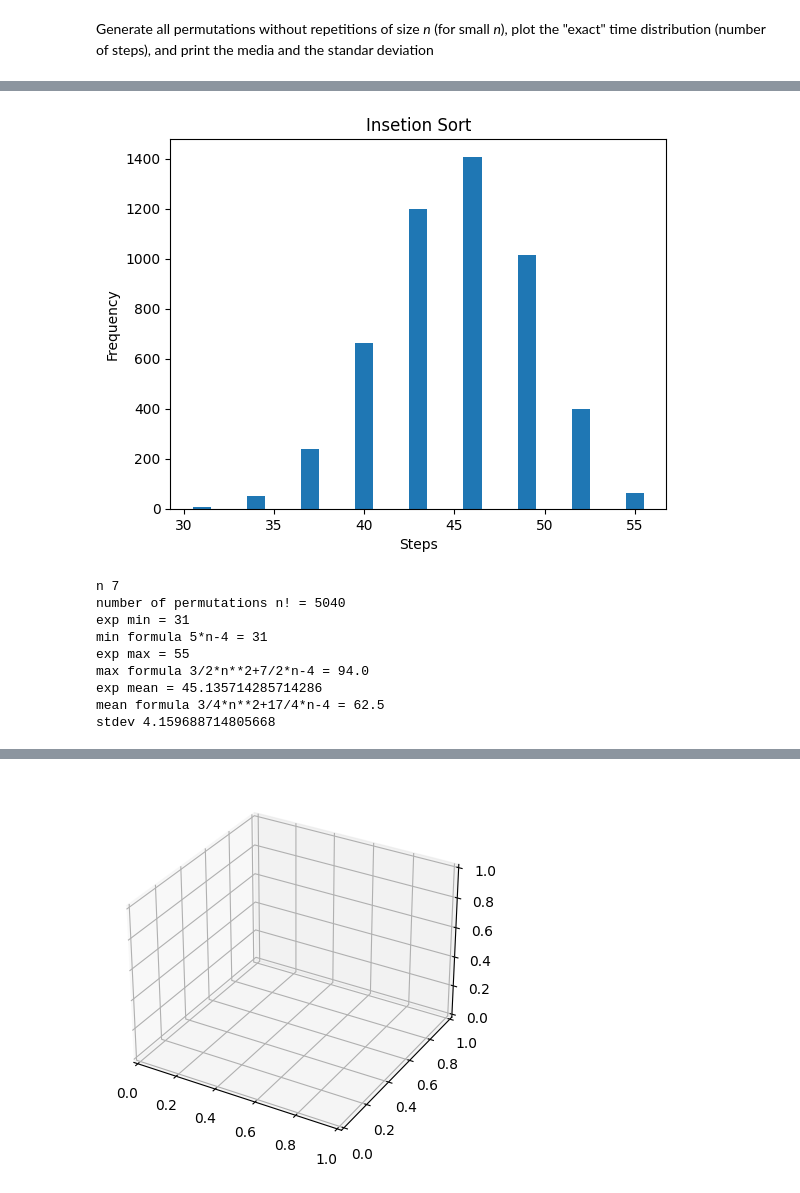
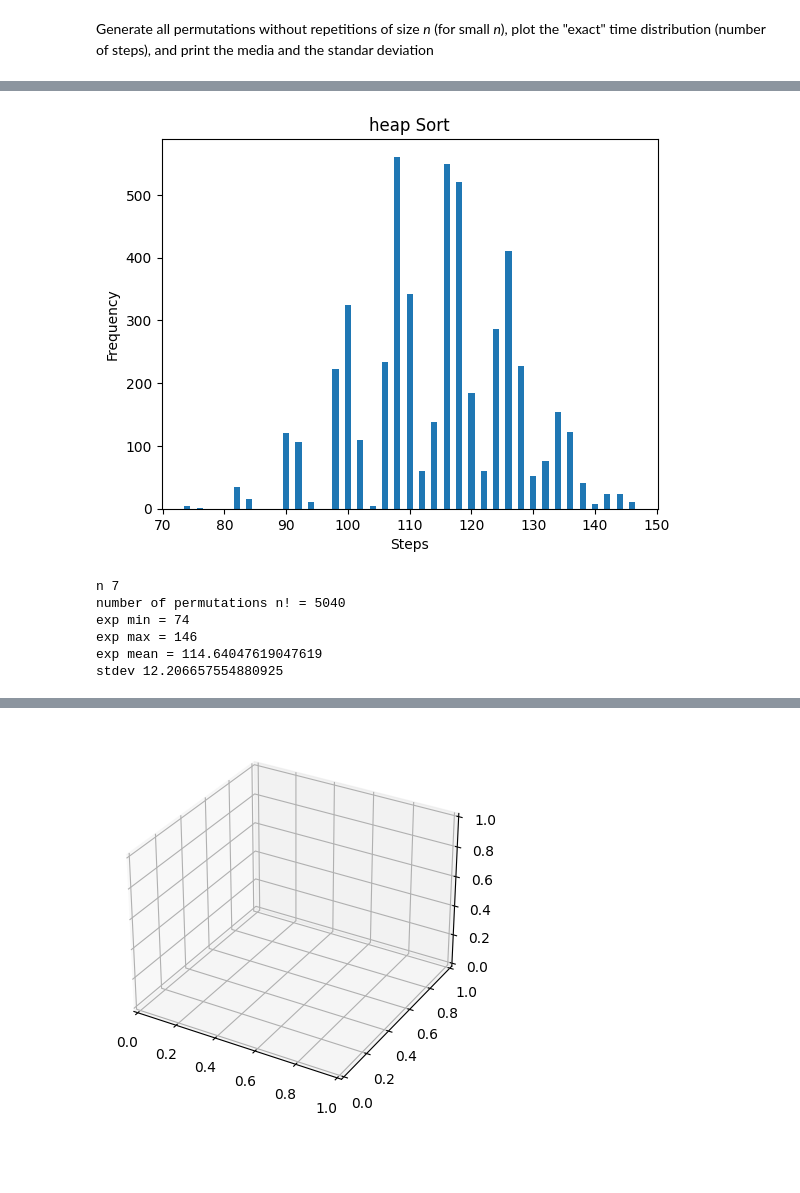
Before and after one commit to jccamposro/AlgorithmsUN2023I, a Jupyter notebook: Lab10/jccamposro_HeapSortDistribution.ipynb, the cells around one changed output, grey strips where cells are left out. Drawn from its saved outputs; the diff is of its cells as text; code cells hidden in the pictures; blank space fills up the shorter version.

```diff
--- a/Lab10/jccamposro_HeapSortDistribution.ipynb
+++ b/Lab10/jccamposro_HeapSortDistribution.ipynb
@@ -427,12 +277,0 @@ $$t_a(n) = \frac{3}{4} n^2 + \frac{17}{4} n  - 4  = \Theta(n^2)$$
-# %%
-import matplotlib.pyplot as plt
-import numpy as np
-
-n = np.arange(1,21,1)
-
-plt.plot(n, 5*n-4,  label = 'Insertion sort best time $5n-4$')
-plt.plot(n, 3/4*n**2+17/4*n-4, label = 'Insertion average time $3/4 n*^2+17/4 n - 4$')
-plt.plot(n, 3/2*n**2+7/2*n-4, label = 'Insertion average time $3/2 n*^2+7/2 n - 4$')
-plt.xlabel('Array size')
-plt.ylabel('Steps')
-plt.legend(loc = 'upper left')
@@ -457,38 +280,38 @@ def insertion_sort_steps(A):
 # %%
-def heapify(arr, n, i, steps):
+def heapify_steps(arr, n, i):
+    steps = 3
     largest = i
     left = 2 * i + 1
     right = 2 * i + 2
 
-    if left < n and arr[i] < arr[left]:
+    if left < n and arr[left] > arr[largest]:
         largest = left
+        steps += 2
 
-    if right < n and arr[largest] < arr[right]:
+    if right < n and arr[right] > arr[largest]:
         largest = right
+        steps += 2
 
     if largest != i:
         arr[i], arr[largest] = arr[largest], arr[i]
         steps += 3
-        steps = heapify(arr, n, largest, steps)
-
+        steps +=heapify_steps(arr, n, largest)
     return steps
 
 
 def heap_sort_steps(arr):
+    steps = 1
     n = len(arr)
-    steps = 0
 
-    # Construir un montículo máximo
+    # Build a max heap
     for i in range(n // 2 - 1, -1, -1):
-        steps = heapify(arr, n, i, steps)
+        steps += heapify_steps(arr, n, i)
 
-    # Extraer elementos uno por uno del montículo
+    # Extract elements from the heap one by one
     for i in range(n - 1, 0, -1):
         arr[i], arr[0] = arr[0], arr[i]
-        steps += 3
-        steps = heapify(arr, i, 0, steps)
-
-    steps += 1
+        steps += heapify_steps(arr, i, 0)
+        steps +=2
     return steps
 # %%
 A = [1,2,3,4,5,6,7,8]
@@ -694,44 +493,38 @@ stdev 3.988734135035826
 # %%
 from itertools import permutations
 import matplotlib.pyplot as plt
 import numpy as np
 import math
 
 n=7
 X = range(n)
 times = []
 
 for P in permutations(X):
   t = heap_sort_steps(list(P))
   times.append(t)
 
 b = np.array(range(min(times)-1, max(times)+1))+0.5
 plt.hist(times, bins = b )
-plt.title("Insetion Sort")
+plt.title("heap Sort")
 plt.xlabel("Steps")
 plt.ylabel("Frequency")
 plt.show()
 
 print("n",n)
 print("number of permutations n! =",math.factorial(n))
 print("exp min =",min(times))
-print("min formula 5*n-4 =",5*n-4)
 print("exp max =",max(times))
-print("max formula 3/2*n**2+7/2*n-4 =",3/2*n**2+7/2*n-4)
 print("exp mean =",np.mean(times))
-print("mean formula 3/4*n**2+17/4*n-4 =",3/4*n**2+17/4*n-4)
 print("stdev",np.std(times))
 # %% [output]
-[figure, old version]
+[figure, new version]
 n 7
 number of permutations n! = 5040
-exp min = 31
-min formula 5*n-4 = 31
-exp max = 55
-max formula 3/2*n**2+7/2*n-4 = 94.0
-exp mean = 45.135714285714286
-mean formula 3/4*n**2+17/4*n-4 = 62.5
-stdev 4.159688714805668
+exp min = 74
+exp max = 146
+exp mean = 114.64047619047619
+stdev 12.206657554880925
 # %%
 from itertools import permutations
 import matplotlib.pyplot as plt
```
Also changed, not shown: parts of 74 cells of this notebook.
